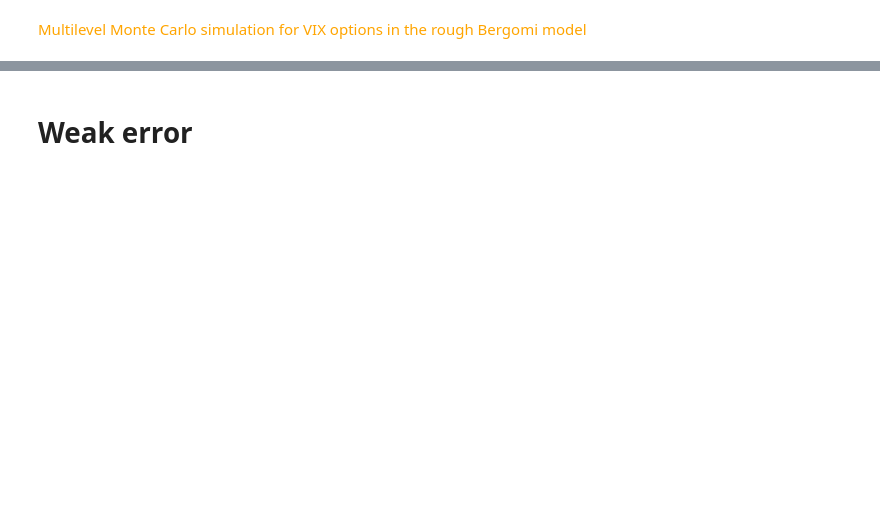
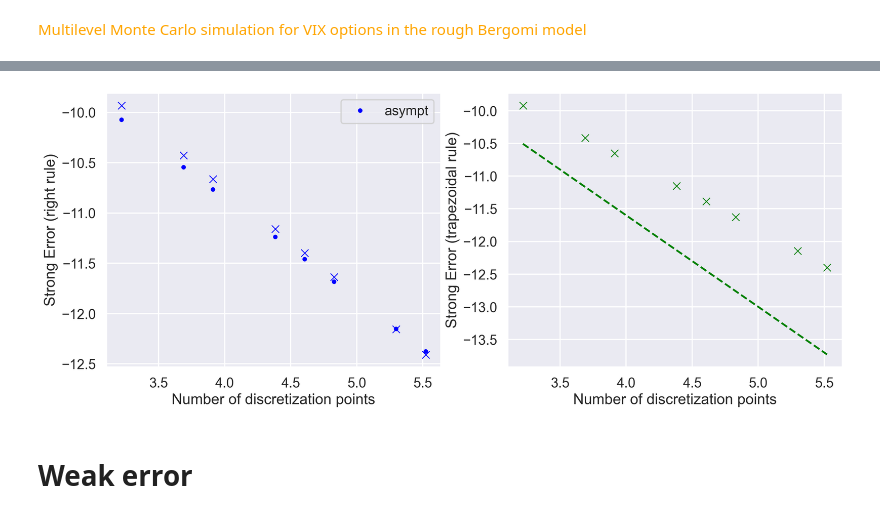
Before and after one commit to fbourgey/rough-bergomi, a Jupyter notebook: vix_mlmc.ipynb, the cells around one changed output, grey strips where cells are left out. Cells and saved outputs as stored; diff of their text form; code cells hidden in the pictures; blank space fills up the shorter version.

```diff
--- a/vix_mlmc.ipynb
+++ b/vix_mlmc.ipynb
@@ -99,2 +117,57 @@ $$
+# %%
+# Simulate xi_{T}^{u_i}, shape is (n_disc+1, n_mc)
+xi = rbergomi.simulate_vix(T=T, n_mc=n_mc, n_disc=n_disc_ref, seed=SEED, return_xi=True)
+# %%
+vix2_right_ref = np.mean(np.exp(xi[1:, :]), axis=0)
+vix2_trap_ref = 0.5 * np.mean(np.exp(xi[:-1, :]) + np.exp(xi[1:, :]), axis=0)
+# %%
+tab_n_disc = [25, 40, 50, 80, 100, 125, 200, 250]
+vix2_right = np.zeros((len(tab_n_disc), n_mc))
+vix2_trap = np.zeros_like(vix2_right)
+
+for i in range(len(tab_n_disc)):
+    idx = np.arange(start=0, stop=n_disc_ref, step=n_disc_ref // tab_n_disc[i])
+    vix2_right[i, :] = np.mean(np.exp(xi[1:, :][idx, :]), axis=0)
+    vix2_trap[i, :] = 0.5 * np.mean(
+        np.exp(xi[:-1, :][idx, :]) + np.exp(xi[1:, :][idx, :]), axis=0
+    )
+# %%
+strong_error_right = np.mean((vix2_right_ref - vix2_right) ** 2, axis=1) ** 0.5
+strong_error_trap = np.mean((vix2_trap_ref - vix2_trap) ** 2, axis=1) ** 0.5
+# %%
+fig, ax = plt.subplots(1, 2, figsize=(2 * 8, 6))
+ax[0].plot(
+    np.log(tab_n_disc),
+    np.log(strong_error_right),
+    "x",
+    color=COLORS[0],
+)
+ax[0].plot(
+    np.log(tab_n_disc),
+    np.log(rbergomi.limit_strong_error_vix_right(n=tab_n_disc, T=T)),
+    ".",
+    color=COLORS[0],
+    label="asympt",
+)
+ax[0].set_xlabel("Number of discretization points")
+ax[0].set_ylabel("Strong Error (right rule)")
+ax[0].legend()
+ax[1].plot(
+    np.log(tab_n_disc),
+    np.log(strong_error_trap),
+    "x",
+    color=COLORS[1],
+)
+ax[1].plot(
+    np.log(tab_n_disc),
+    -(1 + rbergomi.H) * np.log(tab_n_disc) - 6,
+    "--",
+    color=COLORS[1],
+)
+ax[1].set_xlabel("Number of discretization points")
+ax[1].set_ylabel("Strong Error (trapezoidal rule)")
+plt.show()
+# %% [output]
+[figure, added]
 # %% [markdown]
 # Weak error
```
Also changed, not shown: parts of 11 cells of this notebook, 1 other file.
